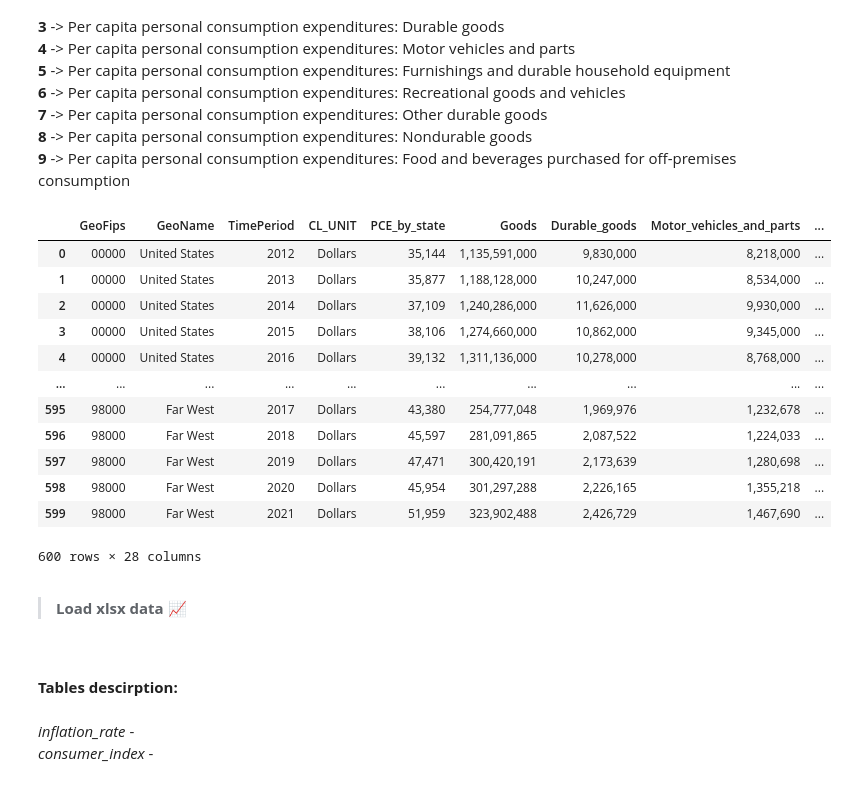
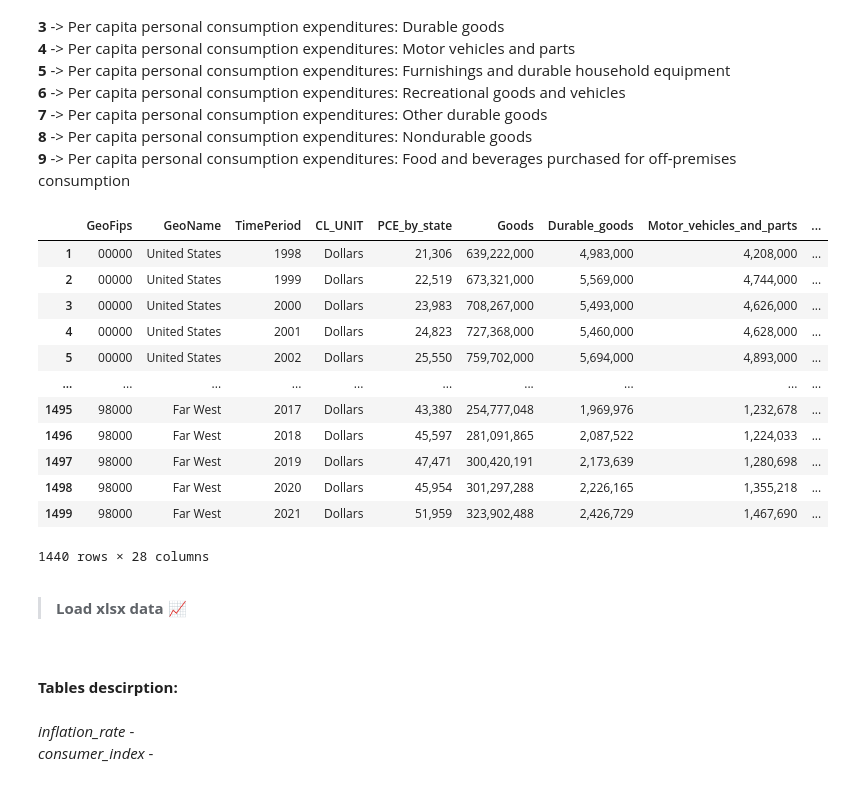
Before and after one commit to NorthBrainsAnalytics/USA-States-Data, a Jupyter notebook: USA-by-State.ipynb, the cells around one changed output. Drawn from its saved outputs; the diff is of its cells as text; code cells hidden in the pictures.

```diff
--- a/USA-by-State.ipynb
+++ b/USA-by-State.ipynb
@@ -368,21 +371,22 @@ dfs = [SAPCE2_1, SAPCE2_2, SAPCE2_3, SAPCE2_4, SAPCE2_5, SAPCE2_6, SAPCE2_7, SAP
 nan_value = 0
 # %%
 SAPCE2 = pd.concat(dfs, join='inner', axis=1).fillna(nan_value).replace(['(D)'], '0')
+SAPCE2 = SAPCE2.loc[SAPCE2['TimePeriod'] >= '1998']
 SAPCE2
 # %% [output]
 |  | GeoFips | GeoName | TimePeriod | CL_UNIT | PCE_by_state | Goods | Durable_goods | Motor_vehicles_and_parts | ... |
-| 0 | 00000 | United States | 2012 | Dollars | 35,144 | 1,135,591,000 | 9,830,000 | 8,218,000 | ... |
-| 1 | 00000 | United States | 2013 | Dollars | 35,877 | 1,188,128,000 | 10,247,000 | 8,534,000 | ... |
-| 2 | 00000 | United States | 2014 | Dollars | 37,109 | 1,240,286,000 | 11,626,000 | 9,930,000 | ... |
-| 3 | 00000 | United States | 2015 | Dollars | 38,106 | 1,274,660,000 | 10,862,000 | 9,345,000 | ... |
-| 4 | 00000 | United States | 2016 | Dollars | 39,132 | 1,311,136,000 | 10,278,000 | 8,768,000 | ... |
+| 1 | 00000 | United States | 1998 | Dollars | 21,306 | 639,222,000 | 4,983,000 | 4,208,000 | ... |
+| 2 | 00000 | United States | 1999 | Dollars | 22,519 | 673,321,000 | 5,569,000 | 4,744,000 | ... |
+| 3 | 00000 | United States | 2000 | Dollars | 23,983 | 708,267,000 | 5,493,000 | 4,626,000 | ... |
+| 4 | 00000 | United States | 2001 | Dollars | 24,823 | 727,368,000 | 5,460,000 | 4,628,000 | ... |
+| 5 | 00000 | United States | 2002 | Dollars | 25,550 | 759,702,000 | 5,694,000 | 4,893,000 | ... |
 | ... | ... | ... | ... | ... | ... | ... | ... | ... | ... |
-| 595 | 98000 | Far West | 2017 | Dollars | 43,380 | 254,777,048 | 1,969,976 | 1,232,678 | ... |
-| 596 | 98000 | Far West | 2018 | Dollars | 45,597 | 281,091,865 | 2,087,522 | 1,224,033 | ... |
-| 597 | 98000 | Far West | 2019 | Dollars | 47,471 | 300,420,191 | 2,173,639 | 1,280,698 | ... |
-| 598 | 98000 | Far West | 2020 | Dollars | 45,954 | 301,297,288 | 2,226,165 | 1,355,218 | ... |
-| 599 | 98000 | Far West | 2021 | Dollars | 51,959 | 323,902,488 | 2,426,729 | 1,467,690 | ... |
+| 1495 | 98000 | Far West | 2017 | Dollars | 43,380 | 254,777,048 | 1,969,976 | 1,232,678 | ... |
+| 1496 | 98000 | Far West | 2018 | Dollars | 45,597 | 281,091,865 | 2,087,522 | 1,224,033 | ... |
+| 1497 | 98000 | Far West | 2019 | Dollars | 47,471 | 300,420,191 | 2,173,639 | 1,280,698 | ... |
+| 1498 | 98000 | Far West | 2020 | Dollars | 45,954 | 301,297,288 | 2,226,165 | 1,355,218 | ... |
+| 1499 | 98000 | Far West | 2021 | Dollars | 51,959 | 323,902,488 | 2,426,729 | 1,467,690 | ... |
-600 rows × 28 columns
+1440 rows × 28 columns
 # %% [markdown]
 <b><blockquote>Load xlsx data 📈</blockquote></b>
 <br>
```
Also changed, not shown: parts of 16 cells of this notebook, 3 other files.
